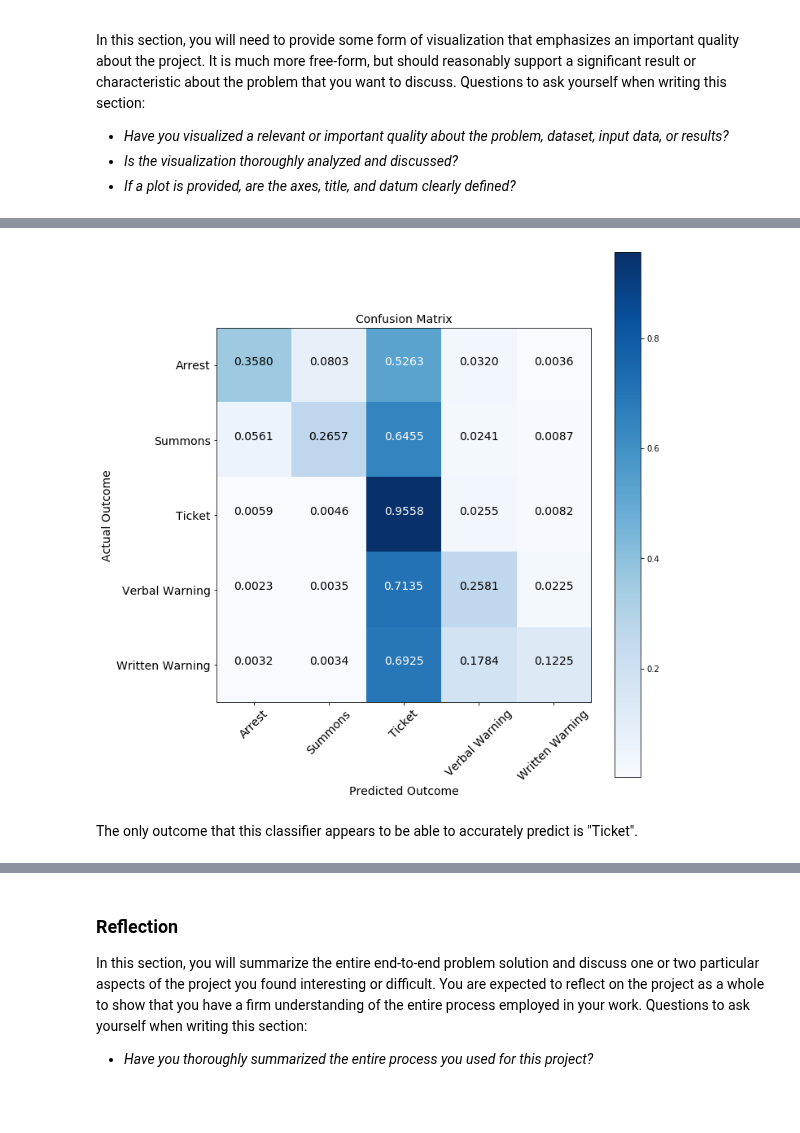
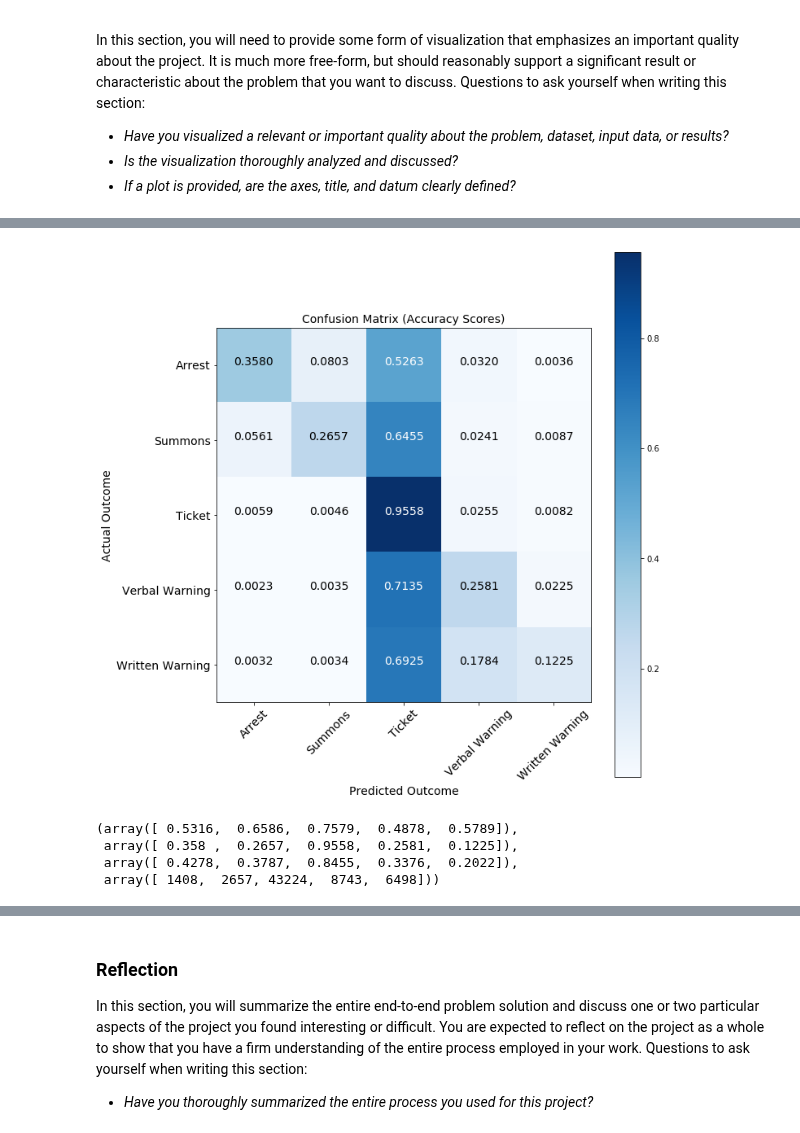
Before and after one commit to patrickmpoon/machine-learning, a Jupyter notebook: projects/capstone/Traffic_Stop_Outcome_Predictor.ipynb, the cells around one changed output, grey strips where cells are left out. Saved outputs shown, nothing was run; the diff lists cells and outputs as text; code cells hidden in the pictures; blank space fills up the shorter version.

```diff
--- a/projects/capstone/Traffic_Stop_Outcome_Predictor.ipynb
+++ b/projects/capstone/Traffic_Stop_Outcome_Predictor.ipynb
@@ -2006,29 +1979,36 @@ Perhaps, we could gain more insight by analyzing the confusion matrix.  The foll
 # %%
 classes = ['Arrest', 'Summons', 'Ticket', 'Verbal Warning', 'Written Warning']
 # cm = pd.DataFrame(data=confusion_matrix(y_test, gbc.predict(X_test)), columns=classes, index=classes)
-cm = confusion_matrix(y_test, gbc.predict(X_test)).astype('float') / cm.sum(axis=1)[:, np.newaxis]
+cm = confusion_matrix(y_test, gbc.predict(X_test))
+cm = cm.astype('float') / cm.sum(axis=1)[:, np.newaxis]
 np.set_printoptions(precision=4)
 plt.figure(figsize=(10, 10))
 plt.imshow(cm, interpolation='nearest', cmap=plt.cm.Blues)
-plt.title('Confusion Matrix', fontsize=14)
+plt.title('Confusion Matrix (Accuracy Scores)', fontsize=14)
 plt.colorbar()
 tick_marks = np.arange(len(classes))
 plt.xticks(tick_marks, classes, rotation=45, fontsize=14)
 plt.yticks(tick_marks, classes, fontsize=14)
 
 fmt = '.4f'
 thresh = cm.max() / 2.
 for i, j in itertools.product(range(cm.shape[0]), range(cm.shape[1])):
     plt.text(j, i, format(cm[i, j], fmt),
              horizontalalignment="center",
              fontsize=14,
              color="white" if cm[i, j] > thresh else "black")
 
 plt.tight_layout()
 plt.ylabel('Actual Outcome', fontsize=14)
 plt.xlabel('Predicted Outcome', fontsize=14)
 plt.show()
 # %% [output]
-[figure, old version]
+[figure, new version]
-# %% [markdown]
-The only outcome that this classifier appears to be able to accurately predict is "Ticket".
+# %%
+# REMOVEME?
+precision_recall_fscore_support(y_test, gbc.predict(X_test), average=None)
+# %% [output]
+(array([ 0.5316,  0.6586,  0.7579,  0.4878,  0.5789]),
+ array([ 0.358 ,  0.2657,  0.9558,  0.2581,  0.1225]),
+ array([ 0.4278,  0.3787,  0.8455,  0.3376,  0.2022]),
+ array([ 1408,  2657, 43224,  8743,  6498]))
```
Also changed, not shown: parts of 44 cells of this notebook.
